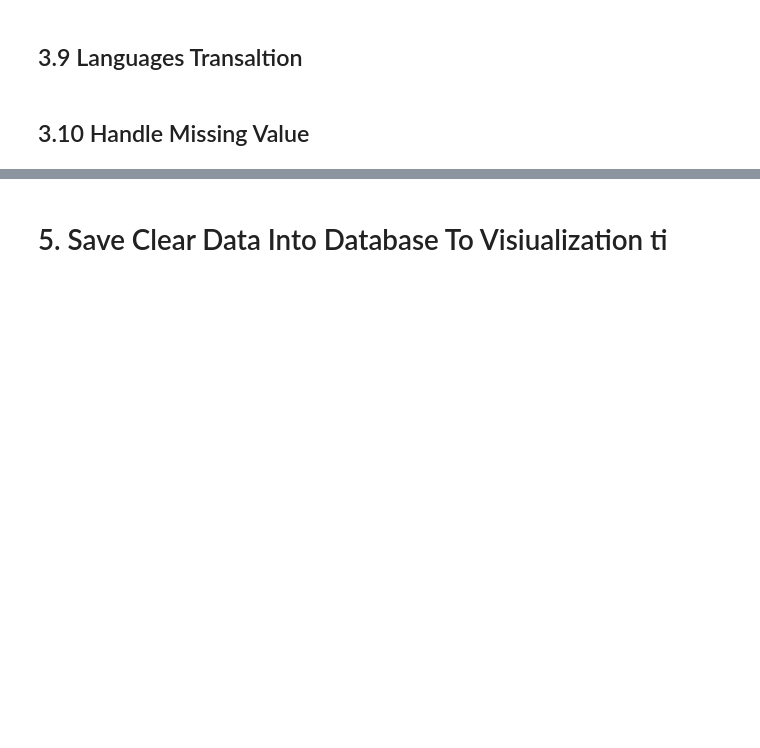
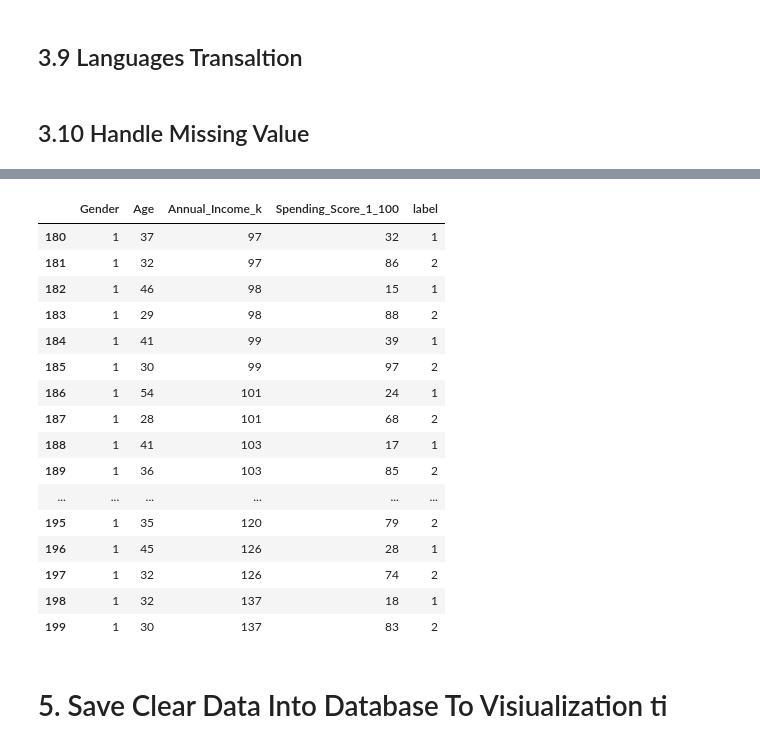
Before and after one commit to MeowvipPro/Use_Case_4_KNN, a Jupyter notebook: 2.data_clearning_process.ipynb, the cells around one changed output, grey strips where cells are left out. Cells and saved outputs as stored; diff of their text form; code cells hidden in the pictures; blank space fills up the shorter version.

```diff
--- a/2.data_clearning_process.ipynb
+++ b/2.data_clearning_process.ipynb
@@ -61 +196,4 @@ df_rfm
+# %%
+df_knn_label = df_knn
+df_knn = df_knn[["Gender","Age","Annual_Income","Spending_Score"]]
 # %%
@@ -108,4 +222,5 @@ CustomerID
 # %%
-rfm_final['RFM_SCORE'] = rfm_final['R_scaled'] * 0.2 + rfm_final['F_scaled'] * 0.5 + rfm_final['M_scaled'] *0.3
-rfm_final
+knn = KNeighborsClassifier(n_neighbors=7)
+
+knn.fit(X, df_knn_label["label"])
 # %% [output]
@@ -147,0 +228,8 @@ rfm_final
+# %%
+df_knn_new_2026 = df_knn_new_2026[["Gender","Age","Annual_Income_k","Spending_Score_1_100"]]
+df_knn_new_2026['Gender'] = np.where(df_knn_new_2026['Gender']=='Male', 0, 1)
+# %%
+scaler = MinMaxScaler()
+X = scaler.fit_transform( df_knn_new_2026[["Gender","Age","Annual_Income_k","Spending_Score_1_100"]])
+X_2026 = scaler.transform(df_knn_new_2026)
+X_2026
@@ -148,3 +257,25 @@ rfm_final
+# %%
+pred = knn.predict(X_2026)
+df_knn_new_2026['label'] = pred
+df_knn_new_2026
+# %% [output]
+|  | Gender | Age | Annual_Income_k | Spending_Score_1_100 | label |
+| 180 | 1 | 37 | 97 | 32 | 1 |
+| 181 | 1 | 32 | 97 | 86 | 2 |
+| 182 | 1 | 46 | 98 | 15 | 1 |
+| 183 | 1 | 29 | 98 | 88 | 2 |
+| 184 | 1 | 41 | 99 | 39 | 1 |
+| 185 | 1 | 30 | 99 | 97 | 2 |
+| 186 | 1 | 54 | 101 | 24 | 1 |
+| 187 | 1 | 28 | 101 | 68 | 2 |
+| 188 | 1 | 41 | 103 | 17 | 1 |
+| 189 | 1 | 36 | 103 | 85 | 2 |
+| ... | ... | ... | ... | ... | ... |
+| 195 | 1 | 35 | 120 | 79 | 2 |
+| 196 | 1 | 45 | 126 | 28 | 1 |
+| 197 | 1 | 32 | 126 | 74 | 2 |
+| 198 | 1 | 32 | 137 | 18 | 1 |
+| 199 | 1 | 30 | 137 | 83 | 2 |
 # %% [markdown]
 # 5. Save Clear Data Into Database To Visiualization ti
 # %%
```
Also changed, not shown: parts of 21 cells of this notebook, 3 other files.
